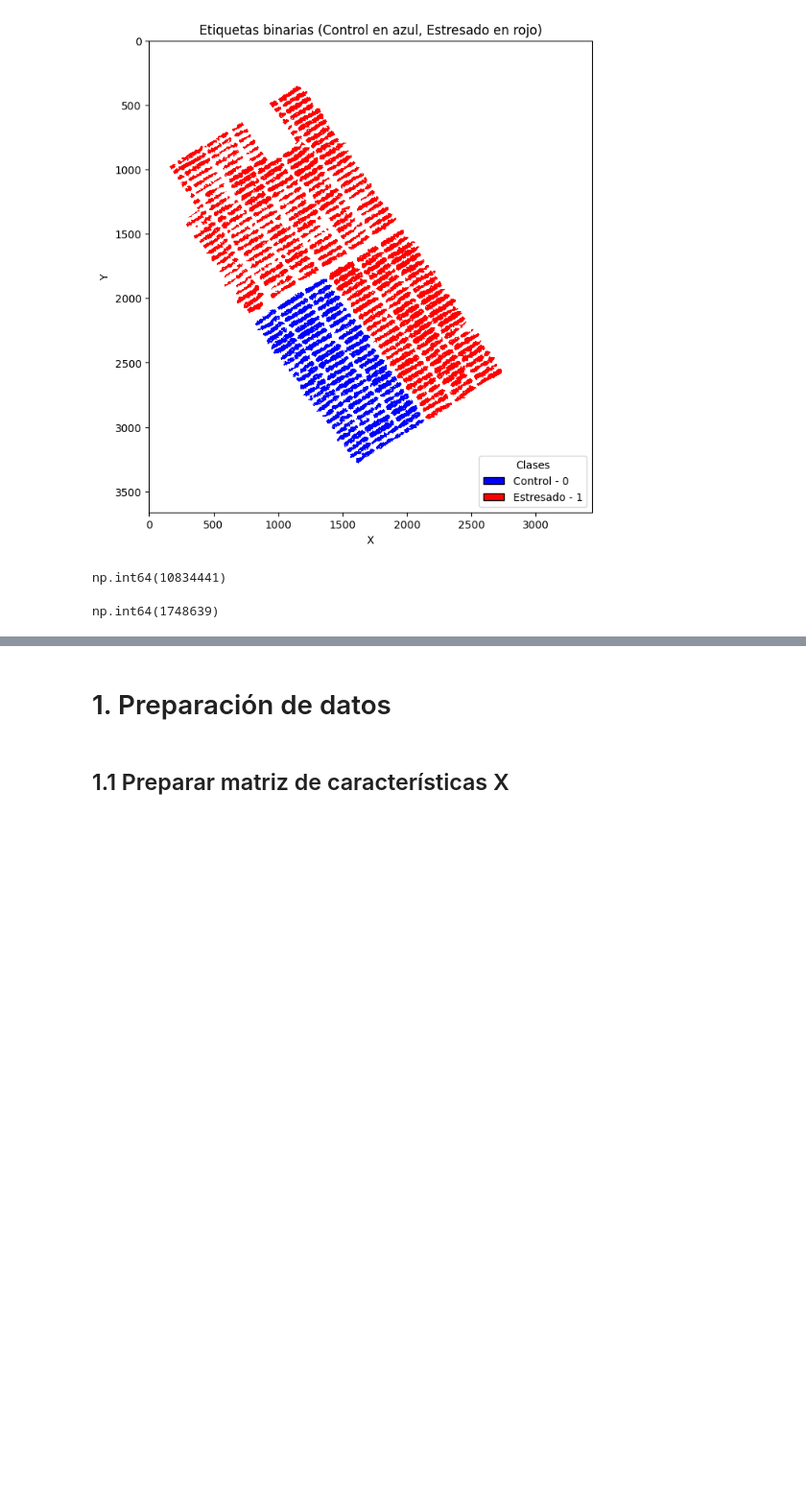
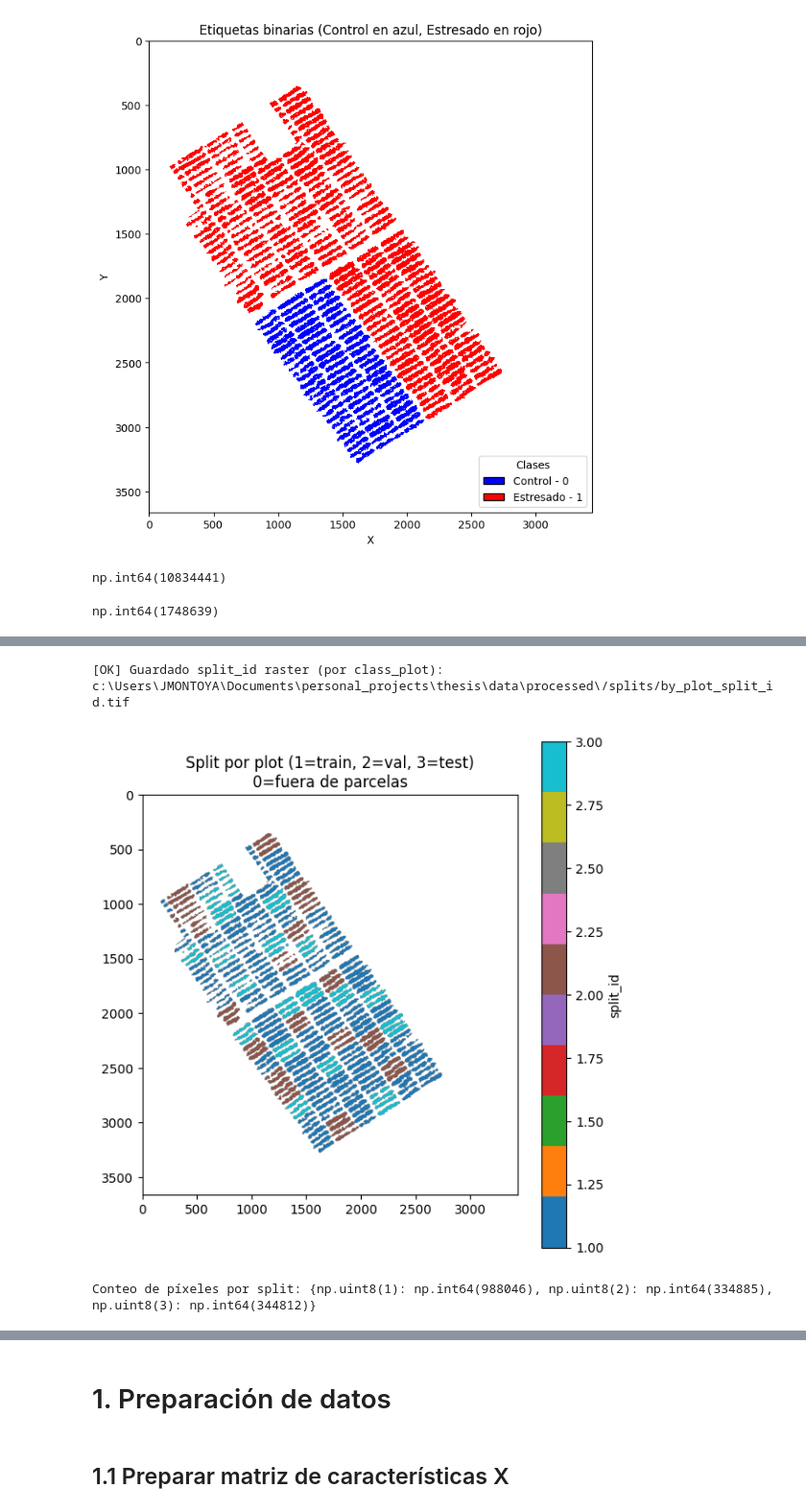
Before and after one commit to johnma96/thesis, a Jupyter notebook: notebooks/302-jmmz-model.ipynb, the cells around one changed output, grey strips where cells are left out. Shown at 96% size. Cells and saved outputs as stored; diff of their text form; code cells hidden in the pictures; blank space fills up the shorter version.

Commit message:
Spatial split for multiclass and binary

```diff
--- a/notebooks/302-jmmz-model.ipynb
+++ b/notebooks/302-jmmz-model.ipynb
@@ -600,0 +506,62 @@ summarize_split(y_test,  "TEST")
+# %%
+
+# Celda 4 (corregida): Rasterización de split_id por (class, plot)
+# Nota: si tu GPKG tiene geometrías por surco/cama dentro del mismo (class, plot),
+# todas esas geometrías heredarán el mismo split.
+
+def rasterize_split_id_by_group(gdf: gpd.GeoDataFrame, assign_df: pd.DataFrame,
+                                transform: Affine, shape_hw: tuple,
+                                out_tiff: str, crs="EPSG:32618", class_col="class"):
+    """
+    Rasteriza el ID del split por group_id=(class, plot): train=1, val=2, test=3; fuera=0.
+    """
+    split2id = {"train": 1, "val": 2, "test": 3}
+
+    # Mapear el split por group_id (class_plot) a las geometrías
+    gdf2 = gdf.copy()
+    if "group_id" not in gdf2.columns:
+        gdf2["group_id"] = gdf2[class_col].astype(str) + "_" + gdf2["plot"].astype(str)
+
+    gdf2 = gdf2.merge(assign_df[["group_id", "split"]], on="group_id", how="left")
+    gdf2["split_id"] = gdf2["split"].map(split2id).fillna(0).astype("uint8")
+
+    shapes = [(geom, int(sid)) for geom, sid in zip(gdf2.geometry, gdf2["split_id"])]
+
+    profile = {
+        "driver": "GTiff", "height": shape_hw[0], "width": shape_hw[1],
+        "count": 1, "dtype": "uint8", "crs": crs,
+        "transform": transform, "tiled": True, "compress": "DEFLATE", "predictor": 2,
+        "nodata": 0
+    }
+    with rasterio.open(out_tiff, "w", **profile) as dst:
+        arr = rasterize(shapes, out_shape=shape_hw, transform=transform,
+                        fill=0, all_touched=False, dtype="uint8")
+        dst.write(arr, 1)
+    return out_tiff
+
+# Ejecutar
+_ = rasterize_split_id_by_group(gdf, assign_df, TRANSFORM, (HEIGHT, WIDTH), OUT_SPLIT_TIFF, crs=CRS, class_col=class_col)
+print(f"[OK] Guardado split_id raster (por class_plot): {OUT_SPLIT_TIFF}")
+# %% [output]
+[OK] Guardado split_id raster (por class_plot): c:\Users\JMONTOYA\Documents\personal_projects\thesis\data\processed\/splits/by_plot_split_id.tif
+# %%
+
+# Celda 5: QC visual del split_id
+import numpy as np
+
+with rasterio.open(OUT_SPLIT_TIFF) as src:
+    split_id = src.read(1)
+
+plt.figure(figsize=(6,6))
+plt.imshow(np.where(split_id==0, np.nan, split_id), cmap="tab10", vmin=1, vmax=3)
+plt.title("Split por plot (1=train, 2=val, 3=test)\n0=fuera de parcelas")
+plt.colorbar(label="split_id")
+plt.tight_layout()
+plt.show()
+
+# Chequeo de proporciones por split (número de píxeles por split dentro de parcelas)
+vals, counts = np.unique(split_id[split_id>0], return_counts=True)
+print("Conteo de píxeles por split:", dict(zip(vals, counts)))
+# %% [output]
+[figure, added]
+Conteo de píxeles por split: {np.uint8(1): np.int64(988046), np.uint8(2): np.int64(334885), np.uint8(3): np.int64(344812)}
```
Also changed, not shown: parts of 24 cells of this notebook.
